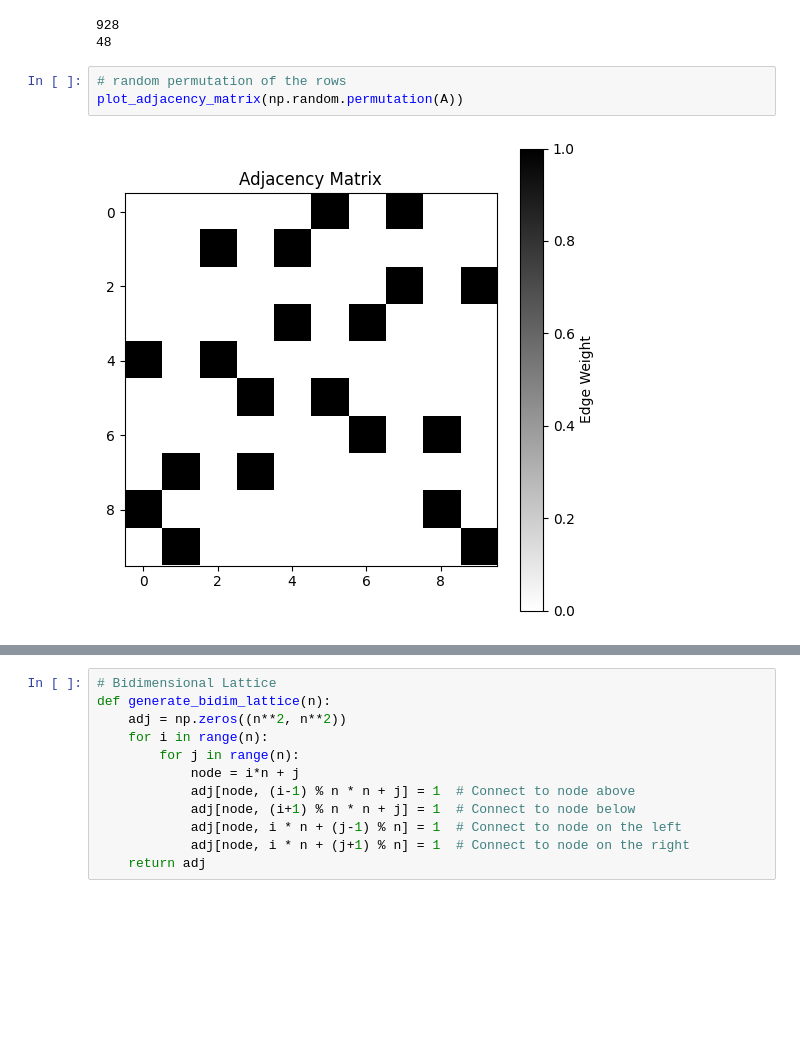
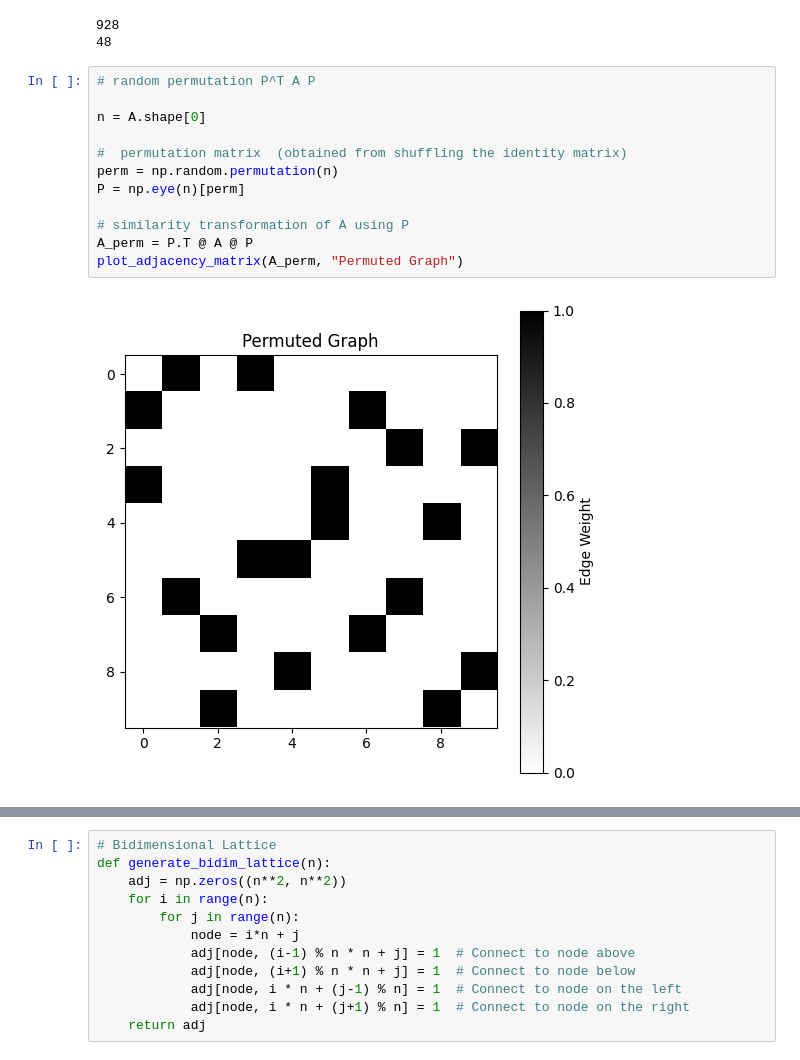
Before and after one commit to FraDurazzi/CNLab, a Jupyter notebook: 01_network_generation.ipynb, the cells around one changed output, grey strips where cells are left out. Drawn from its saved outputs; the diff is of its cells as text; blank space fills up the shorter version.

```diff
--- a/01_network_generation.ipynb
+++ b/01_network_generation.ipynb
@@ -89,10 +89,19 @@ print(sys.getsizeof(sparse.csr_matrix(A)))
 # %% [output]
 928
 48
-# %%
-# random permutation of the rows
-plot_adjacency_matrix(np.random.permutation(A))
-# %% [output]
-[figure, removed]
+# %%
+# random permutation P^T A P
+
+n = A.shape[0]
+
+#  permutation matrix  (obtained from shuffling the identity matrix)
+perm = np.random.permutation(n)
+P = np.eye(n)[perm]
+
+# similarity transformation of A using P
+A_perm = P.T @ A @ P
+plot_adjacency_matrix(A_perm, "Permuted Graph")
+# %% [output]
+[figure, added]
 # %%
 # Eigenvalues of the adjacency matrix
```
Also changed, not shown: parts of 3 cells of this notebook.
